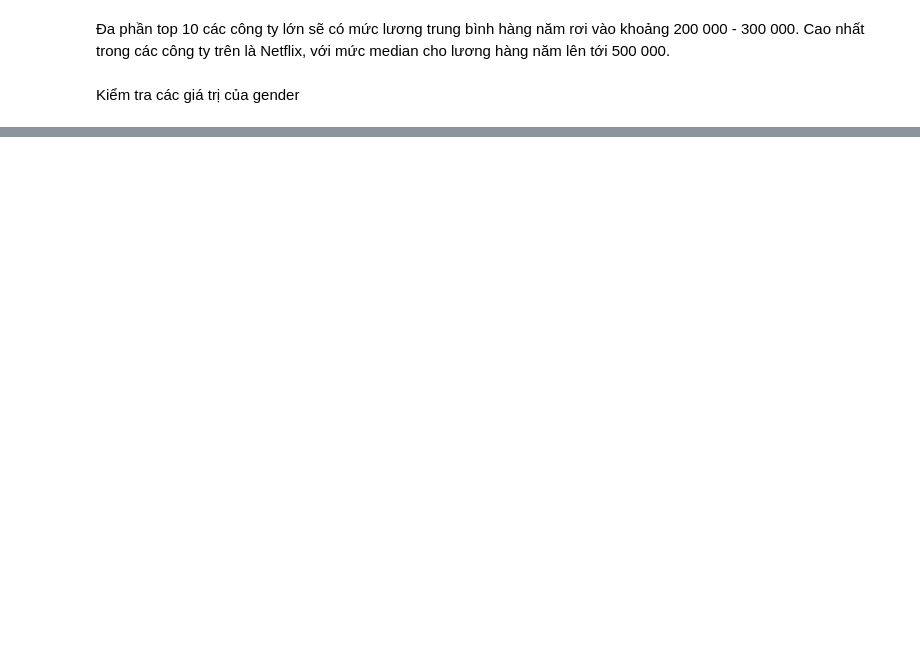
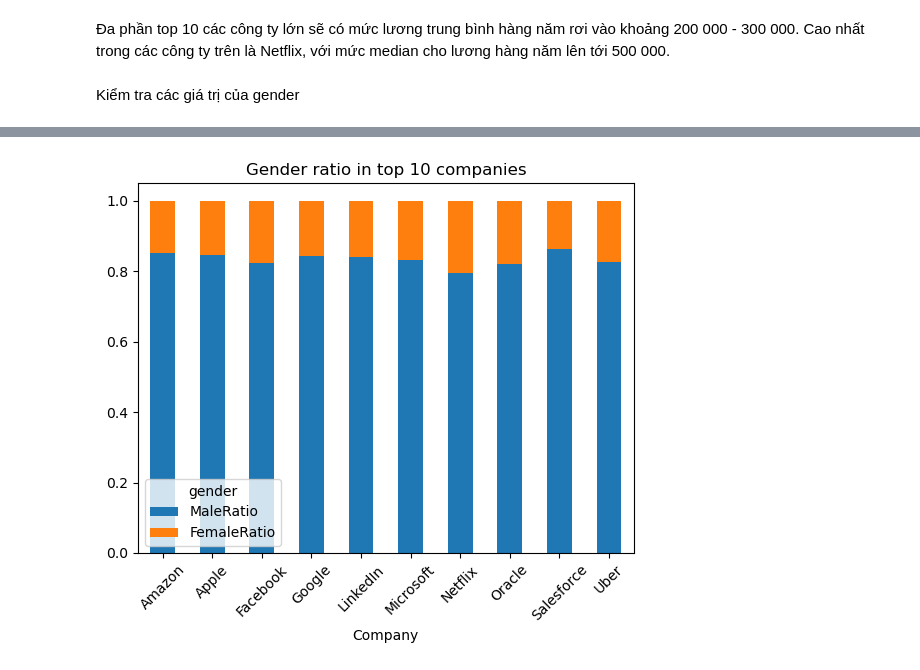
Before and after one commit to hoangvo1902/CSC17104_PROGRAMMING-FOR-DATA-SCIENCE, a Jupyter notebook: Final-project-_Preprocessing.ipynb, the cells around one changed output, grey strips where cells are left out. Saved outputs shown, nothing was run; the diff lists cells and outputs as text; code cells hidden in the pictures; blank space fills up the shorter version.

```diff
--- a/Final-project-_Preprocessing.ipynb
+++ b/Final-project-_Preprocessing.ipynb
@@ -389,3 +411,9 @@ plt.show()
 Đa phần top 10 các công ty lớn sẽ có mức lương trung bình hàng năm rơi vào khoảng 200 000 - 300 000. Cao nhất trong các công ty trên là Netflix, với mức median cho lương hàng năm lên tới 500 000.
 # %% [markdown]
 Kiểm tra các giá trị của gender
+# %%
+genderRatio = df_company.pivot_table(index='company', columns='gender', aggfunc='size')
+sums = genderRatio[['Female', 'Male']].sum(axis=1)
+genderRatio['FemaleRatio'] = genderRatio['Female'] / sums
+genderRatio['MaleRatio'] = genderRatio['Male'] / sums
+genderRatio[['MaleRatio', 'FemaleRatio']]
@@ -391,0 +433,9 @@ Kiểm tra các giá trị của gender
+# %%
+genderRatio[['MaleRatio', 'FemaleRatio']].plot(kind='bar', stacked = True, mark_right=True)
+
+plt.title('Gender ratio in top 10 companies')
+plt.xlabel('Company')
+plt.xticks(rotation = 45)
+plt.show()
+# %% [output]
+[figure, added]
```
Also changed, not shown: parts of 10 cells of this notebook.
